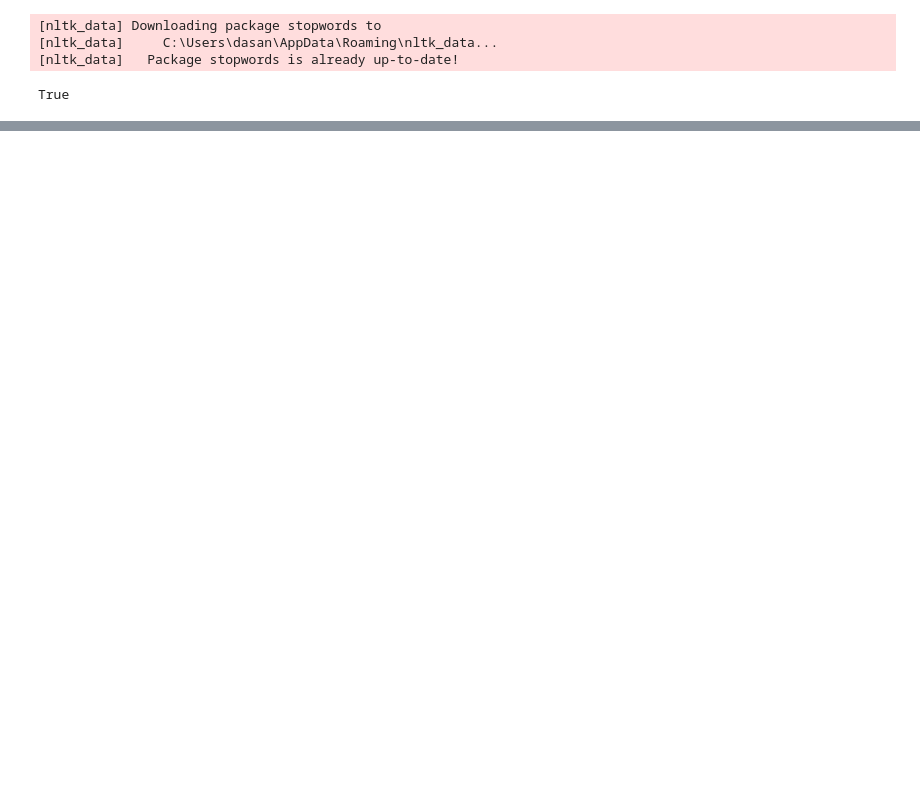
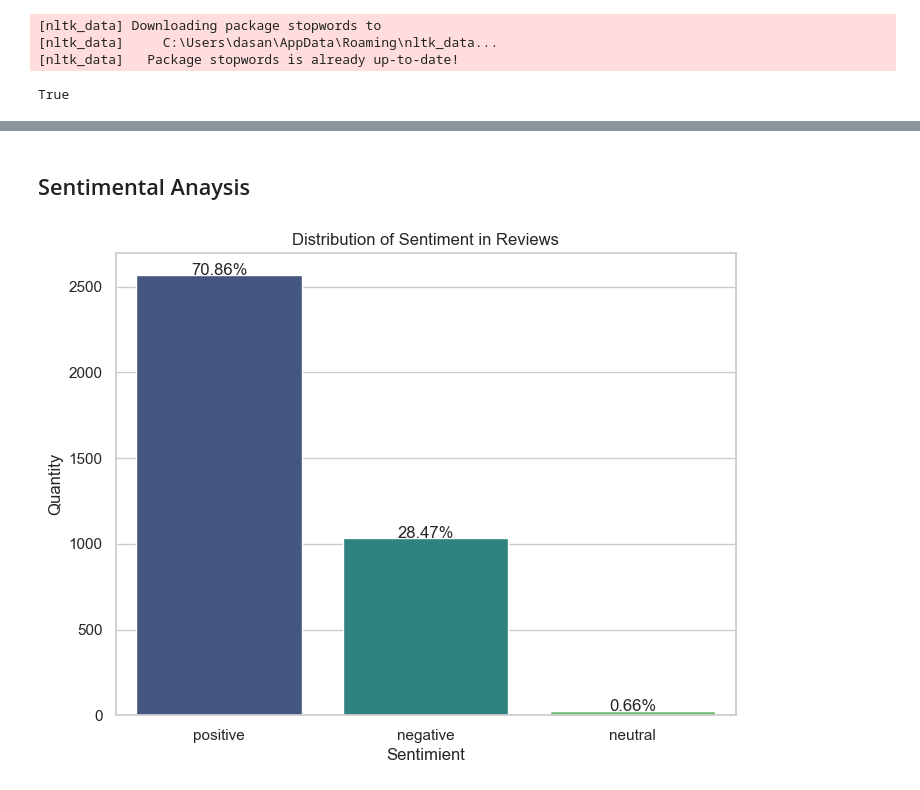
Before and after one commit to dasanmiguelv/nlp, a Jupyter notebook: reviews-BA/getting_started.ipynb, the cells around one changed output, grey strips where cells are left out. Cells and saved outputs as stored; diff of their text form; code cells hidden in the pictures; blank space fills up the shorter version.

Commit message:
sentiment analysis

```diff
--- a/reviews-BA/getting_started.ipynb
+++ b/reviews-BA/getting_started.ipynb
@@ -174,0 +202,2 @@ def message_cleaning(message):
+# %%
+df_clenead = df_clenead.drop(columns= ('reviews_token'), axis=1)
@@ -174,0 +240,47 @@ def message_cleaning(message):
+# %% [markdown]
+## Sentimental Anaysis
+# %%
+# Check-point
+df_preprocessed = df_clenead.drop('reviews_xStopwords', axis = 1)
+# %%
+from textblob import TextBlob
+
+# Analyze the feeling of each review
+def get_sentiment(tokens):
+    text = ' '.join(tokens)
+    analysis = TextBlob(text)
+    polarity = analysis.sentiment.polarity
+
+    if polarity > 0:
+        sentiment = "positive"
+    elif polarity < 0:
+        sentiment = "negative"
+    else:
+        sentiment = "neutral"
+
+    return sentiment
+
+# Apply sentiment analysis to DataFrame
+df_preprocessed['sentiment'] = df_preprocessed['reviews_lemmatized'].apply(get_sentiment)
+# %%
+# Crear un conteo de sentimientos
+sentimiento_count = df_preprocessed['sentiment'].value_counts()
+
+# Calcular los porcentajes
+total = sentimiento_count.sum()
+porcentajes = (sentimiento_count / total) * 100
+
+sns.set(style="whitegrid")
+plt.figure(figsize=(8, 6))
+sns.barplot(x=sentimiento_count.index, y=sentimiento_count.values, palette="viridis")
+plt.title('Distribution of Sentiment in Reviews')
+plt.xlabel('Sentimient')
+plt.ylabel('Quantity')
+
+# Agregar porcentajes en las barras
+for i, porcentaje in enumerate(porcentajes):
+    plt.text(i, sentimiento_count.values[i] + 1, f'{porcentaje:.2f}%', ha='center', fontsize=12)
+
+plt.show()
+# %% [output]
+[figure, added]
```
Also changed, not shown: parts of 34 cells of this notebook.
